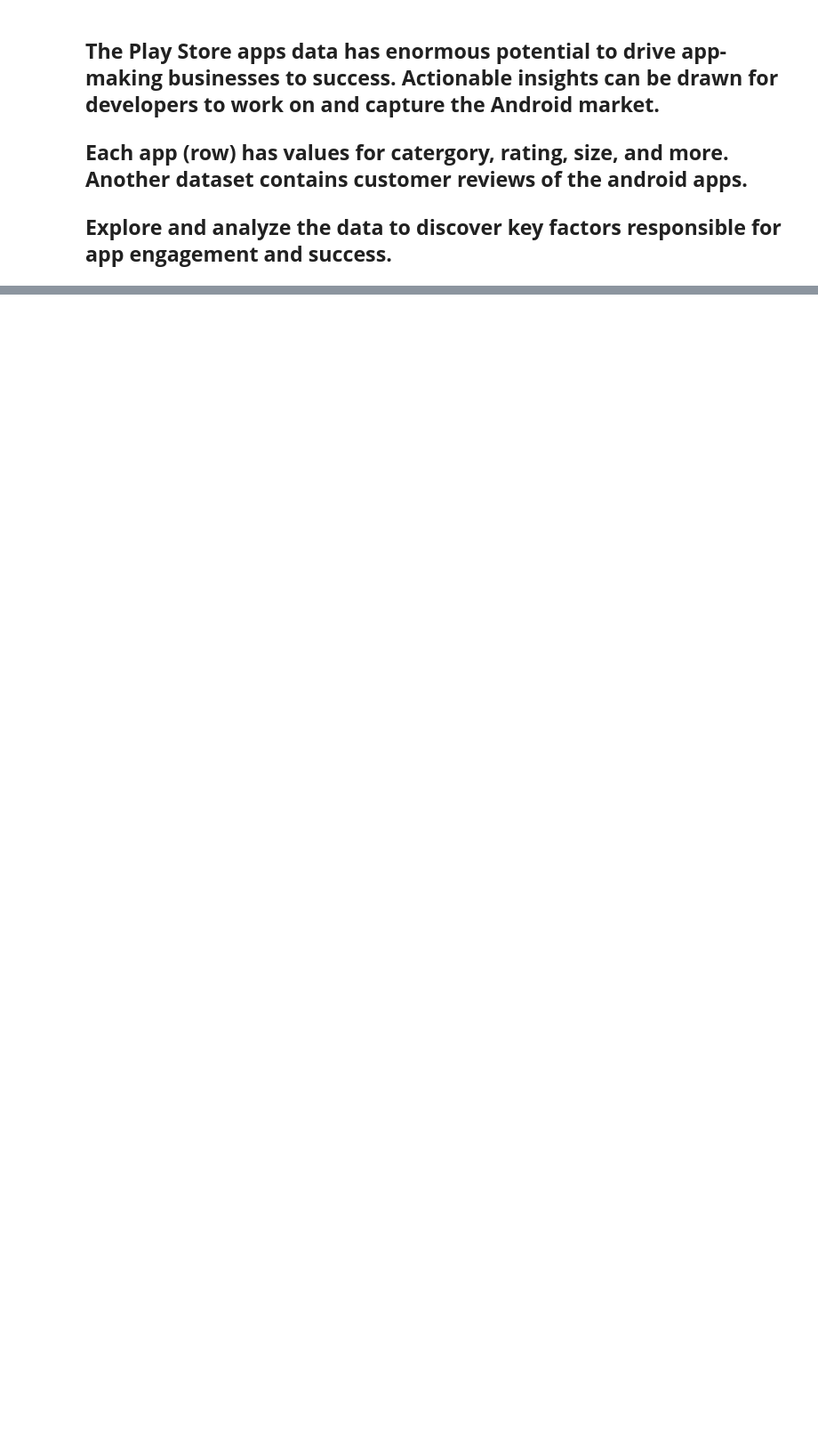
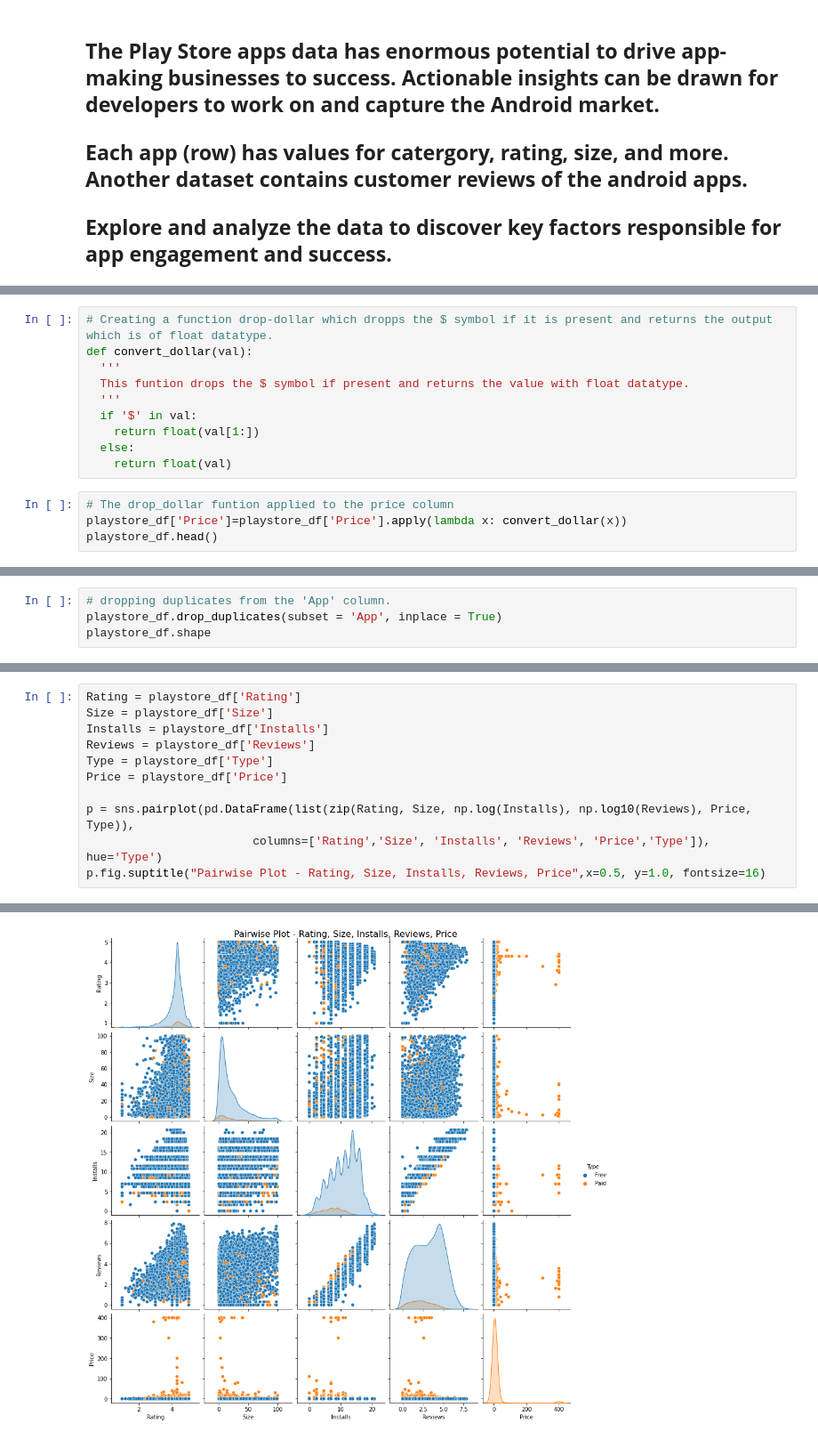
Before and after one commit to avinashpatni000/App_Store_EDA_Project, a Jupyter notebook: Play_Store_App_Review_Analysis_Capstone_Project.ipynb, the cells around one changed output, grey strips where cells are left out. Shown at 89% size. Drawn from its saved outputs; the diff is of its cells as text; blank space fills up the shorter version.

```diff
--- a/Play_Store_App_Review_Analysis_Capstone_Project.ipynb
+++ b/Play_Store_App_Review_Analysis_Capstone_Project.ipynb
@@ -269,0 +566,14 @@ df.sample(5)
+# %%
+# Creating a function drop-dollar which dropps the $ symbol if it is present and returns the output which is of float datatype.
+def convert_dollar(val):
+  '''
+  This funtion drops the $ symbol if present and returns the value with float datatype.
+  '''
+  if '$' in val:
+    return float(val[1:])
+  else:
+    return float(val)
+# %%
+# The drop_dollar funtion applied to the price column
+playstore_df['Price']=playstore_df['Price'].apply(lambda x: convert_dollar(x))
+playstore_df.head()
@@ -269,0 +655,4 @@ df.sample(5)
+# %%
+# dropping duplicates from the 'App' column.
+playstore_df.drop_duplicates(subset = 'App', inplace = True)
+playstore_df.shape
@@ -269,0 +674,12 @@ df.sample(5)
+# %%
+Rating = playstore_df['Rating']
+Size = playstore_df['Size']
+Installs = playstore_df['Installs']
+Reviews = playstore_df['Reviews']
+Type = playstore_df['Type']
+Price = playstore_df['Price']
+
+p = sns.pairplot(pd.DataFrame(list(zip(Rating, Size, np.log(Installs), np.log10(Reviews), Price, Type)),
+                        columns=['Rating','Size', 'Installs', 'Reviews', 'Price','Type']), hue='Type')
+p.fig.suptitle("Pairwise Plot - Rating, Size, Installs, Reviews, Price",x=0.5, y=1.0, fontsize=16)
+# %% [output]
@@ -269,0 +687 @@ df.sample(5)
+[figure, added]
```
Also changed, not shown: parts of 227 cells of this notebook.
